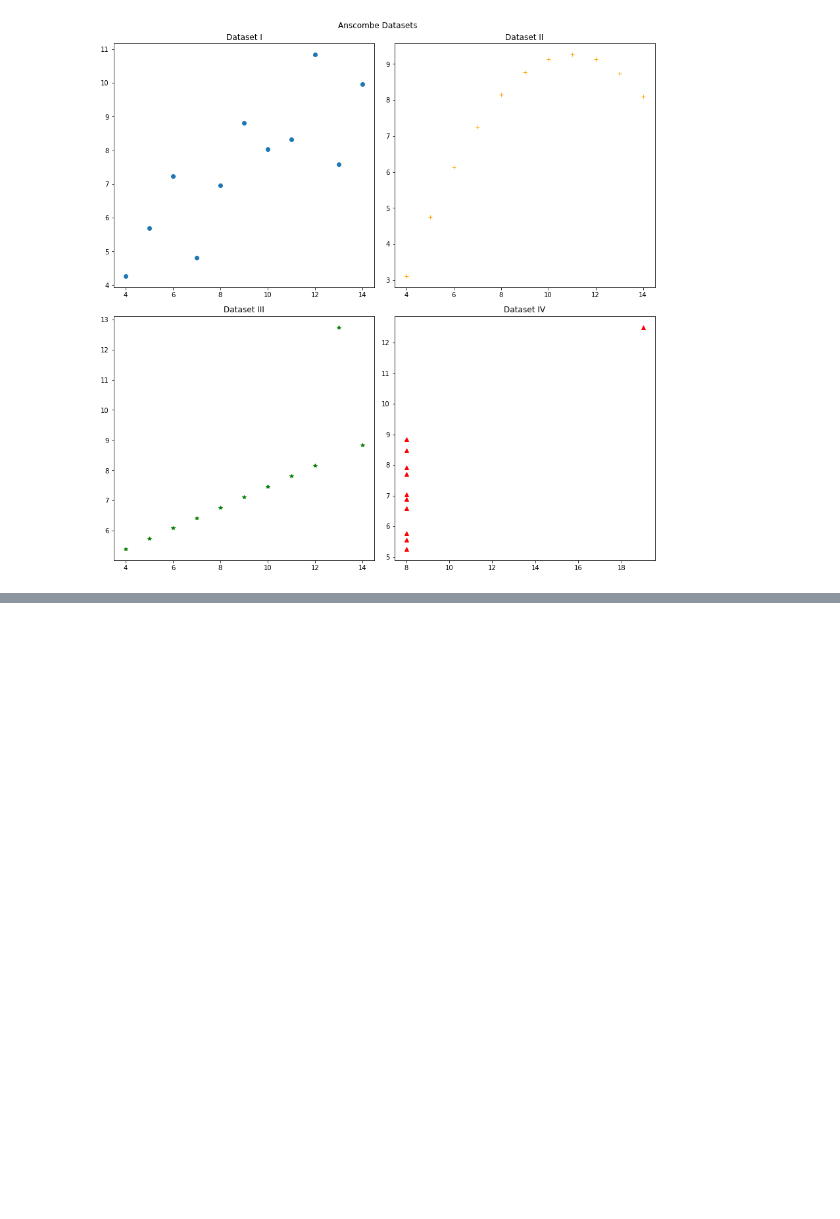
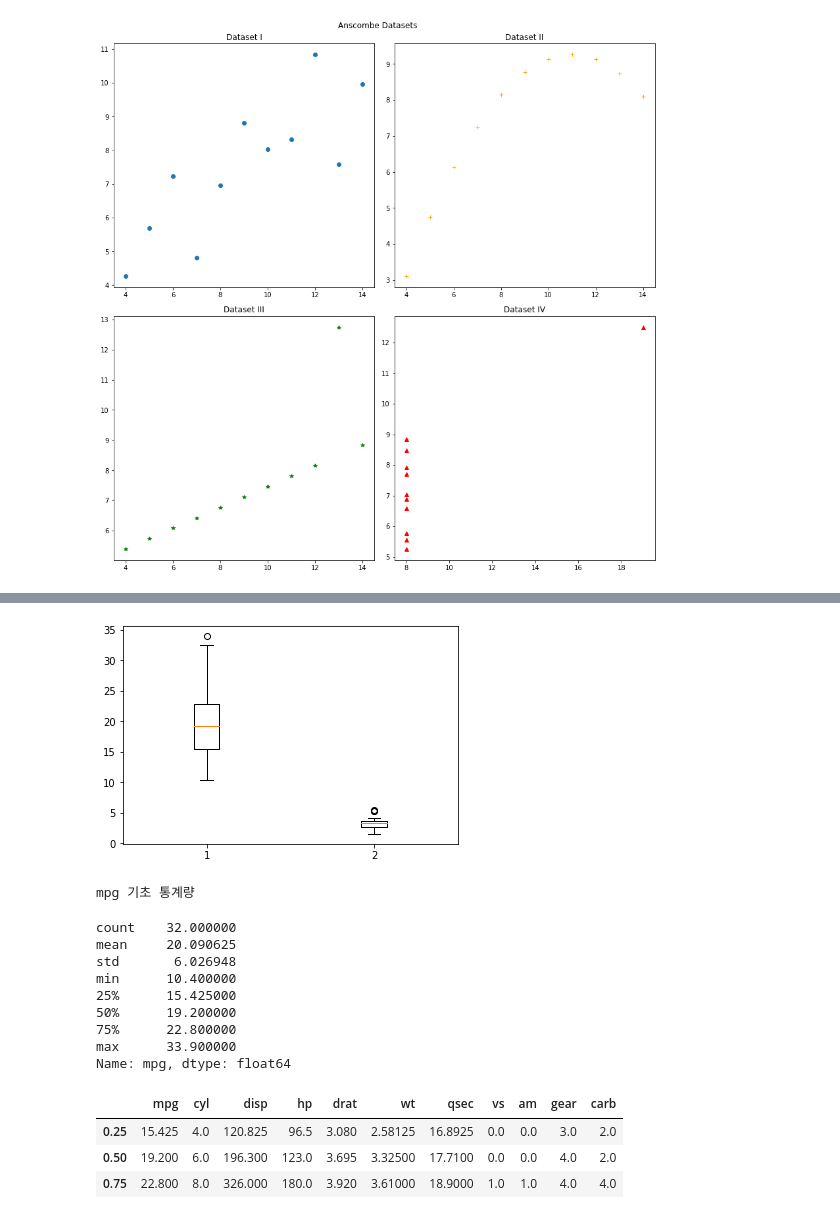
Before and after one commit to kjhjh04003/Notebooks, a Jupyter notebook: DataScience03-Visualization.ipynb, the cells around one changed output, grey strips where cells are left out. Drawn from its saved outputs; the diff is of its cells as text; code cells hidden in the pictures; blank space fills up the shorter version.

```diff
--- a/DataScience03-Visualization.ipynb
+++ b/DataScience03-Visualization.ipynb
@@ -109,0 +184,29 @@ plt.show() # 그래프 출력
+# %%
+# 상자 그림(Box Plot)
+# plt.boxplot(mtcars['mpg']) : 단일 변수의 상자 그림
+plt.boxplot([mtcars['mpg'], mtcars['wt']])
+plt.show()
+
+print("mpg 기초 통계량")
+display(mtcars['mpg'].describe())
+# %% [output]
+[figure, added]
+mpg 기초 통계량
+count    32.000000
+mean     20.090625
+std       6.026948
+min      10.400000
+25%      15.425000
+50%      19.200000
+75%      22.800000
+max      33.900000
+Name: mpg, dtype: float64
+# %%
+# 분위수 확인
+quartiles = mtcars.quantile([0.25, 0.5, 0.75])
+display(quartiles)
+# %% [output]
+|  | mpg | cyl | disp | hp | drat | wt | qsec | vs | am | gear | carb |
+| 0.25 | 15.425 | 4.0 | 120.825 | 96.5 | 3.080 | 2.58125 | 16.8925 | 0.0 | 0.0 | 3.0 | 2.0 |
+| 0.50 | 19.200 | 6.0 | 196.300 | 123.0 | 3.695 | 3.32500 | 17.7100 | 0.0 | 0.0 | 4.0 | 2.0 |
+| 0.75 | 22.800 | 8.0 | 326.000 | 180.0 | 3.920 | 3.61000 | 18.9000 | 1.0 | 1.0 | 4.0 | 4.0 |
```
Also changed, not shown: parts of 5 cells of this notebook.
